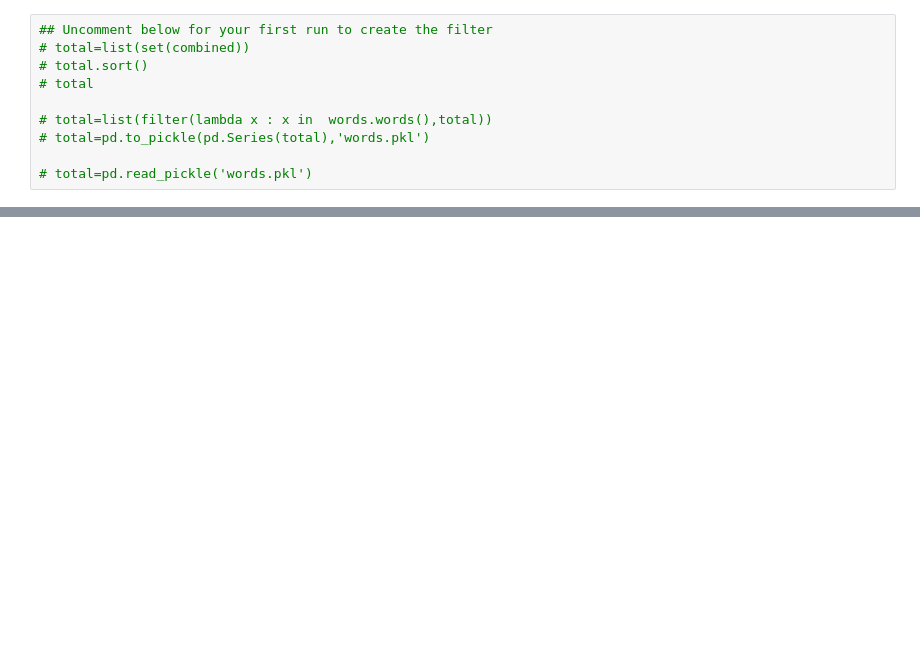
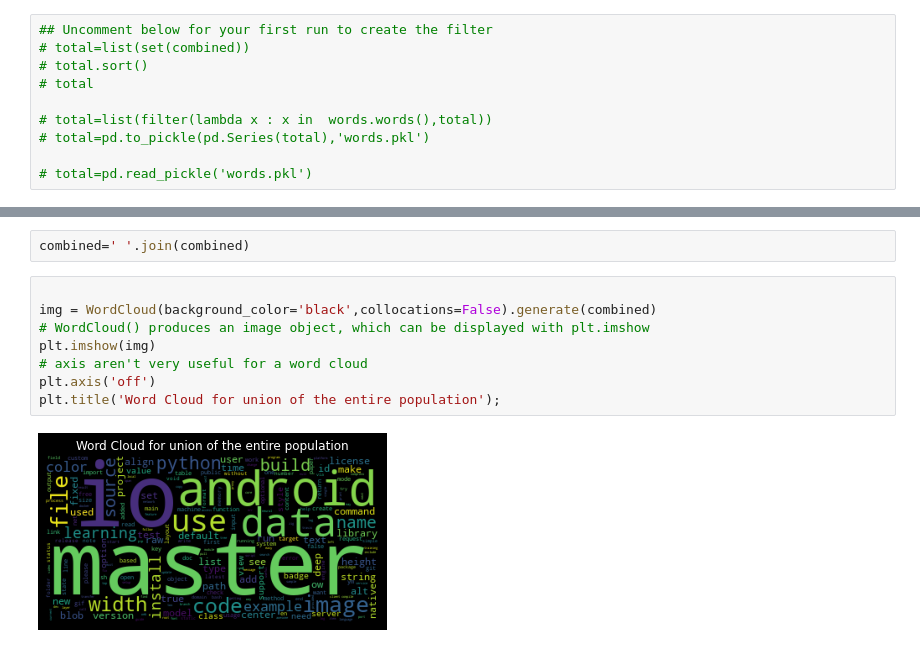
Before and after one commit to mackenr/nlp_project, a Jupyter notebook: explore.ipynb, the cells around one changed output, grey strips where cells are left out. Drawn from its saved outputs; the diff is of its cells as text; blank space fills up the shorter version.

```diff
--- a/explore.ipynb
+++ b/explore.ipynb
@@ -160,0 +274,12 @@ word_counts_df['c','python','']
+# %%
+combined=' '.join(combined)
+# %%
+
+img = WordCloud(background_color='black',collocations=False).generate(combined)
+# WordCloud() produces an image object, which can be displayed with plt.imshow
+plt.imshow(img)
+# axis aren't very useful for a word cloud
+plt.axis('off')
+plt.title('Word Cloud for union of the entire population');
+# %% [output]
+[figure, added]
```
Also changed, not shown: parts of 11 cells of this notebook.
